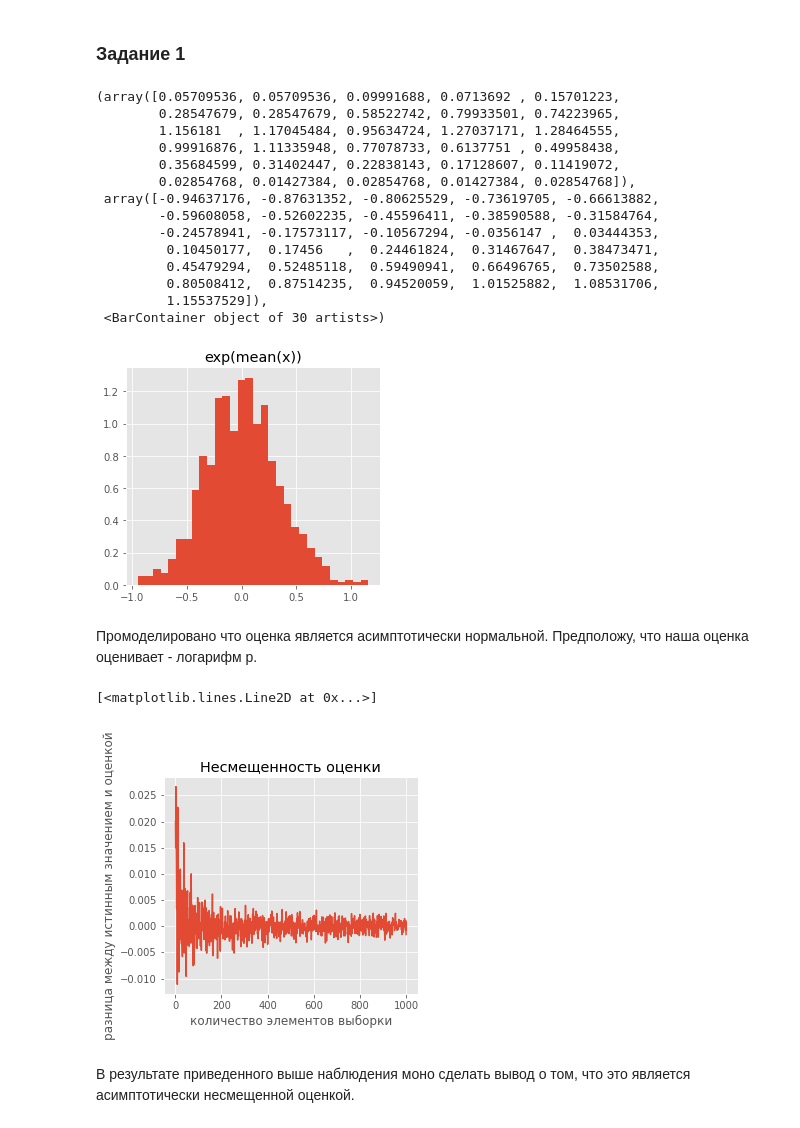
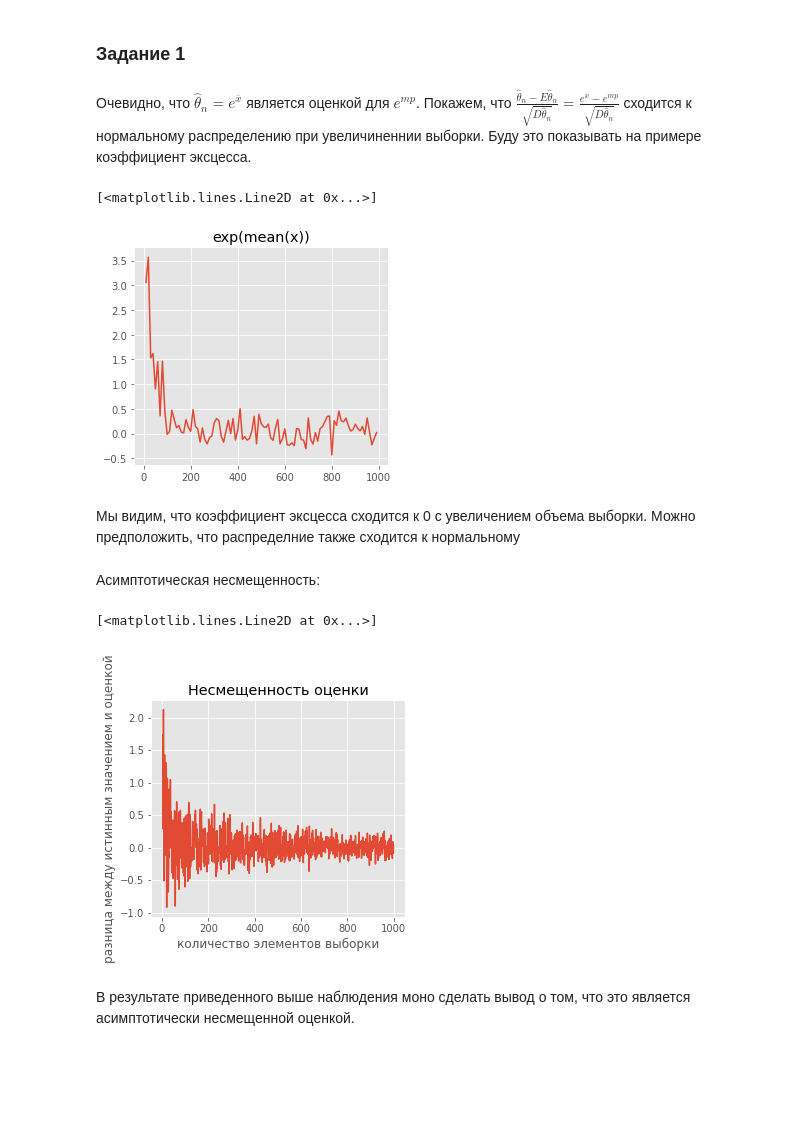
Before and after one commit to vladimirpirogov/hw_stat_IB, a Jupyter notebook: Pirogov_MHW_1.ipynb, the cells around one changed output. Cells and saved outputs as stored; diff of their text form; code cells hidden in the pictures; blank space fills up the shorter version.

```diff
--- a/Pirogov_MHW_1.ipynb
+++ b/Pirogov_MHW_1.ipynb
@@ -24,35 +24,37 @@ matplotlib.style.use('ggplot')
 %matplotlib inline
 # %% [markdown]
 ### Задание 1
+# %% [markdown]
+Очевидно, что $\hat{\theta}_n = e^{\overline{x}}$ является оценкой для $e^{mp}$. Покажем, что $\frac{\hat{\theta}_n - E\hat{\theta}_n}{\sqrt{D\hat{\theta}_n}} = \frac{e^{\overline{x}} - e^{mp}}{\sqrt{D\hat{\theta}_n}} $ сходится к нормальному распределению при увеличиненнии выборки. Буду это показывать на примере коэффициент эксцесса.
 # %%
 p = 0.1
+m = 20
 theta_array = []
-for _ in range(1000):#n in  range(1000,100000, 10000):
-    n = 10000
-    theta_array.append((np.exp(np.mean(np.random.binomial(1, p, n))) - np.exp(p))*math.sqrt(n))
+max_sample = 1000
+step = 10
+repeat = 1000
+for n in  range(step, max_sample, step):
+    # theta_array.append((np.exp(np.mean(np.random.binomial(m, p, n))) - np.exp(p*n))*math.sqrt(n))
+    temp = []
+    sup_temp = -float('Inf')
+    for _ in range(repeat):
+        sample = np.random.binomial(m, p, n)
+        temp.append((np.exp(np.mean(sample)) - np.exp(p*m)))
+    theta_array.append(scipy.stats.kurtosis(temp))
+
 plt.figure(figsize=(10,4))
 plt.subplot(121)
 plt.title("exp(mean(x))")
 # plt.xlabel("xlabel")
 # plt.ylabel("ylabel")
-plt.hist(x = theta_array, bins=30,  density = True)
+# plt.hist(x = theta_array, bins=40,  density = True)
+plt.plot(list(range(step,max_sample,step)),theta_array)
 # %% [output]
-(array([0.05709536, 0.05709536, 0.09991688, 0.0713692 , 0.15701223,
-        0.28547679, 0.28547679, 0.58522742, 0.79933501, 0.74223965,
-        1.156181  , 1.17045484, 0.95634724, 1.27037171, 1.28464555,
-        0.99916876, 1.11335948, 0.77078733, 0.6137751 , 0.49958438,
-        0.35684599, 0.31402447, 0.22838143, 0.17128607, 0.11419072,
-        0.02854768, 0.01427384, 0.02854768, 0.01427384, 0.02854768]),
- array([-0.94637176, -0.87631352, -0.80625529, -0.73619705, -0.66613882,
-        -0.59608058, -0.52602235, -0.45596411, -0.38590588, -0.31584764,
-        -0.24578941, -0.17573117, -0.10567294, -0.0356147 ,  0.03444353,
-         0.10450177,  0.17456   ,  0.24461824,  0.31467647,  0.38473471,
-         0.45479294,  0.52485118,  0.59490941,  0.66496765,  0.73502588,
-         0.80508412,  0.87514235,  0.94520059,  1.01525882,  1.08531706,
-         1.15537529]),
- <BarContainer object of 30 artists>)
+[<matplotlib.lines.Line2D at 0x...>]
-[figure, old version]
+[figure, new version]
-# %% [markdown]
-Промоделировано что оценка является асимптотически нормальной. Предположу, что наша оценка оценивает - логарифм p.
+# %% [markdown]
+Мы видим, что коэффициент эксцесса сходится к 0 с увеличением объема выборки. Можно предположить, что распределние также сходится к нормальному
+# %% [markdown]
+Асимптотическая несмещенность:
 # %%
 array = []
@@ -67,10 +69,10 @@ plt.subplot(121)
 plt.title("Несмещенность оценки")
 plt.xlabel("количество элементов выборки")
 plt.ylabel("разница между истинным значением и оценкой")
-plt.plot(list(range(1,1000,1)),array)
+plt.plot(list(range(5,1000,1)),array)
 # %% [output]
 [<matplotlib.lines.Line2D at 0x...>]
-[figure, old version]
+[figure, new version]
 # %% [markdown]
 В результате приведенного выше наблюдения моно сделать вывод о том, что это является асимптотически несмещенной оценкой.
 # %% [markdown]
```
Also changed, not shown: parts of 6 cells of this notebook.
